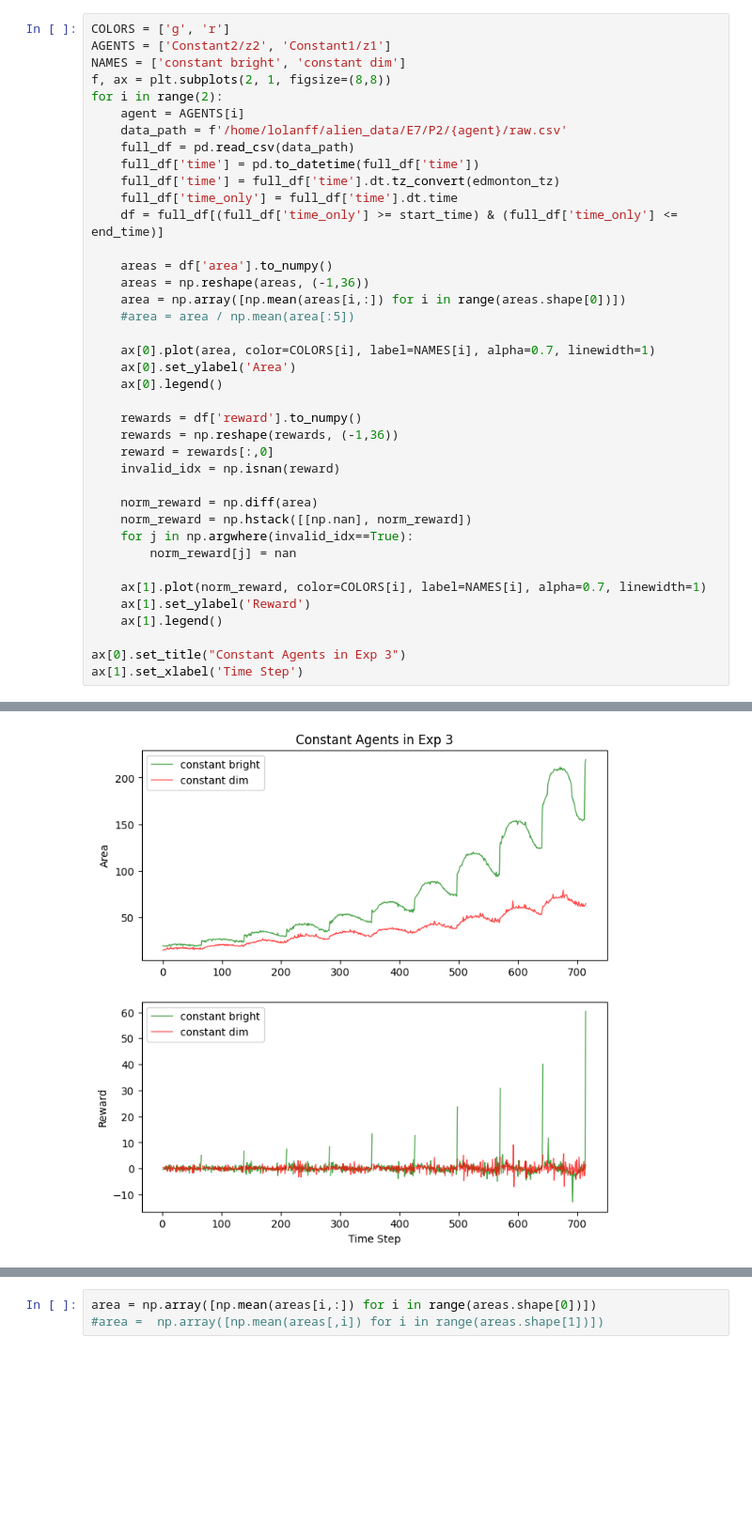
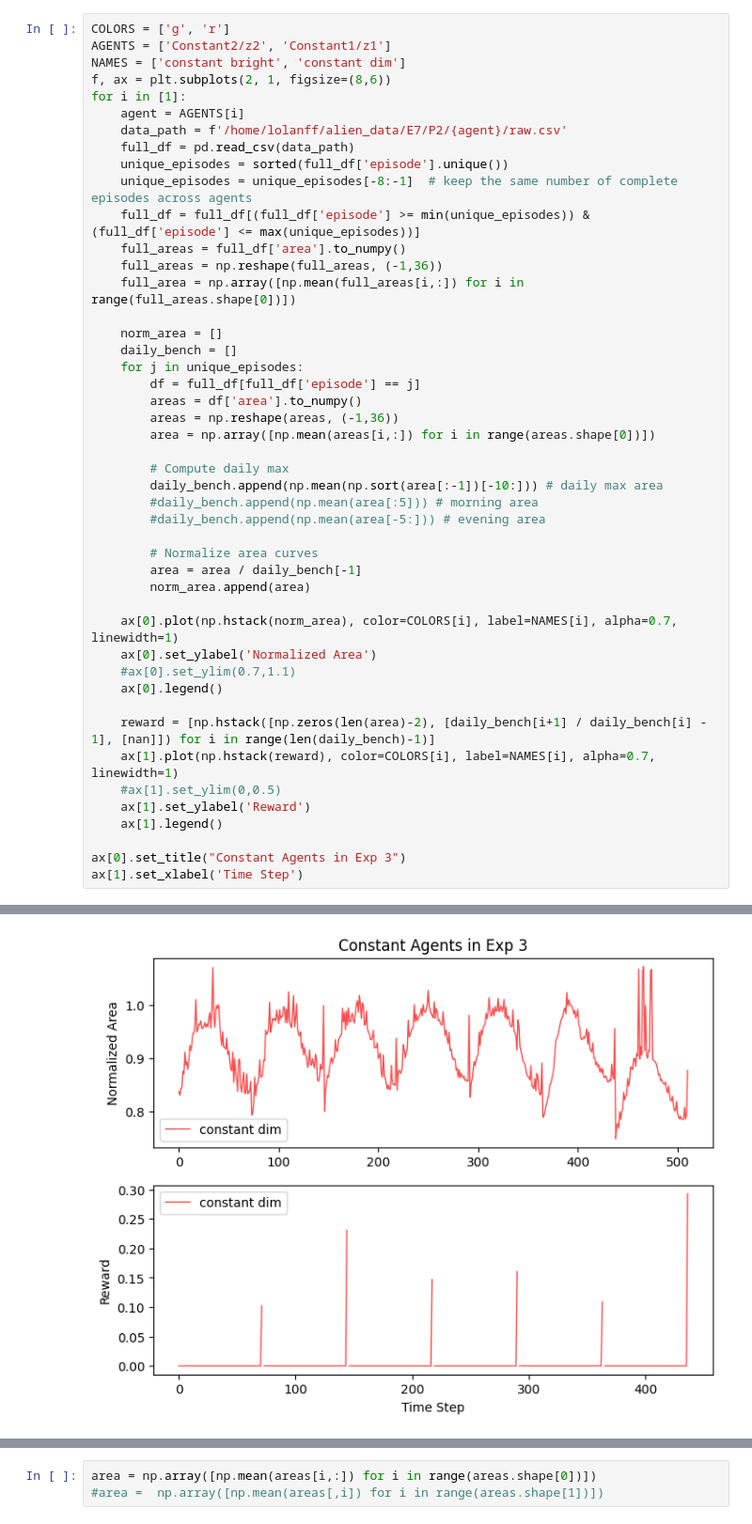
Before and after one commit to steventango/plant-rl, a Jupyter notebook: analysis/analyze_exp_data.ipynb, the cells around one changed output, grey strips where cells are left out. Shown: that part at 94% size. Cells and saved outputs as stored; diff of their text form; blank space fills up the shorter version.

```diff
--- a/analysis/analyze_exp_data.ipynb
+++ b/analysis/analyze_exp_data.ipynb
@@ -51,42 +7,49 @@ ax.legend()
 # %%
 COLORS = ['g', 'r']
 AGENTS = ['Constant2/z2', 'Constant1/z1']
 NAMES = ['constant bright', 'constant dim']
-f, ax = plt.subplots(2, 1, figsize=(8,8))
-for i in range(2):
+f, ax = plt.subplots(2, 1, figsize=(8,6))
+for i in [1]:
     agent = AGENTS[i]
     data_path = f'/home/lolanff/alien_data/E7/P2/{agent}/raw.csv'
     full_df = pd.read_csv(data_path)
-    full_df['time'] = pd.to_datetime(full_df['time'])
-    full_df['time'] = full_df['time'].dt.tz_convert(edmonton_tz)
-    full_df['time_only'] = full_df['time'].dt.time
-    df = full_df[(full_df['time_only'] >= start_time) & (full_df['time_only'] <= end_time)]
+    unique_episodes = sorted(full_df['episode'].unique())
+    unique_episodes = unique_episodes[-8:-1]  # keep the same number of complete episodes across agents
+    full_df = full_df[(full_df['episode'] >= min(unique_episodes)) & (full_df['episode'] <= max(unique_episodes))]
+    full_areas = full_df['area'].to_numpy()
+    full_areas = np.reshape(full_areas, (-1,36))
+    full_area = np.array([np.mean(full_areas[i,:]) for i in range(full_areas.shape[0])])
 
-    areas = df['area'].to_numpy()
-    areas = np.reshape(areas, (-1,36))
-    area = np.array([np.mean(areas[i,:]) for i in range(areas.shape[0])])
-    #area = area / np.mean(area[:5])
+    norm_area = []
+    daily_bench = []
+    for j in unique_episodes:
+        df = full_df[full_df['episode'] == j]
+        areas = df['area'].to_numpy()
+        areas = np.reshape(areas, (-1,36))
+        area = np.array([np.mean(areas[i,:]) for i in range(areas.shape[0])])
 
-    ax[0].plot(area, color=COLORS[i], label=NAMES[i], alpha=0.7, linewidth=1)
-    ax[0].set_ylabel('Area')
+        # Compute daily max
+        daily_bench.append(np.mean(np.sort(area[:-1])[-10:])) # daily max area
+        #daily_bench.append(np.mean(area[:5])) # morning area
+        #daily_bench.append(np.mean(area[-5:])) # evening area
+
+        # Normalize area curves
+        area = area / daily_bench[-1]
+        norm_area.append(area)
+
+    ax[0].plot(np.hstack(norm_area), color=COLORS[i], label=NAMES[i], alpha=0.7, linewidth=1)
+    ax[0].set_ylabel('Normalized Area')
+    #ax[0].set_ylim(0.7,1.1)
     ax[0].legend()
 
-    rewards = df['reward'].to_numpy()
-    rewards = np.reshape(rewards, (-1,36))
-    reward = rewards[:,0]
-    invalid_idx = np.isnan(reward)
-
-    norm_reward = np.diff(area)
-    norm_reward = np.hstack([[np.nan], norm_reward])
-    for j in np.argwhere(invalid_idx==True):
-        norm_reward[j] = nan
-
-    ax[1].plot(norm_reward, color=COLORS[i], label=NAMES[i], alpha=0.7, linewidth=1)
+    reward = [np.hstack([np.zeros(len(area)-2), [daily_bench[i+1] / daily_bench[i] - 1], [nan]]) for i in range(len(daily_bench)-1)]
+    ax[1].plot(np.hstack(reward), color=COLORS[i], label=NAMES[i], alpha=0.7, linewidth=1)
+    #ax[1].set_ylim(0,0.5)
     ax[1].set_ylabel('Reward')
     ax[1].legend()
 
 ax[0].set_title("Constant Agents in Exp 3")
 ax[1].set_xlabel('Time Step')
 # %% [output]
 Text(0.5, 0, 'Time Step')
-[figure, old version]
+[figure, new version]
```
Also changed, not shown: parts of 8 cells of this notebook, 9 other files.
